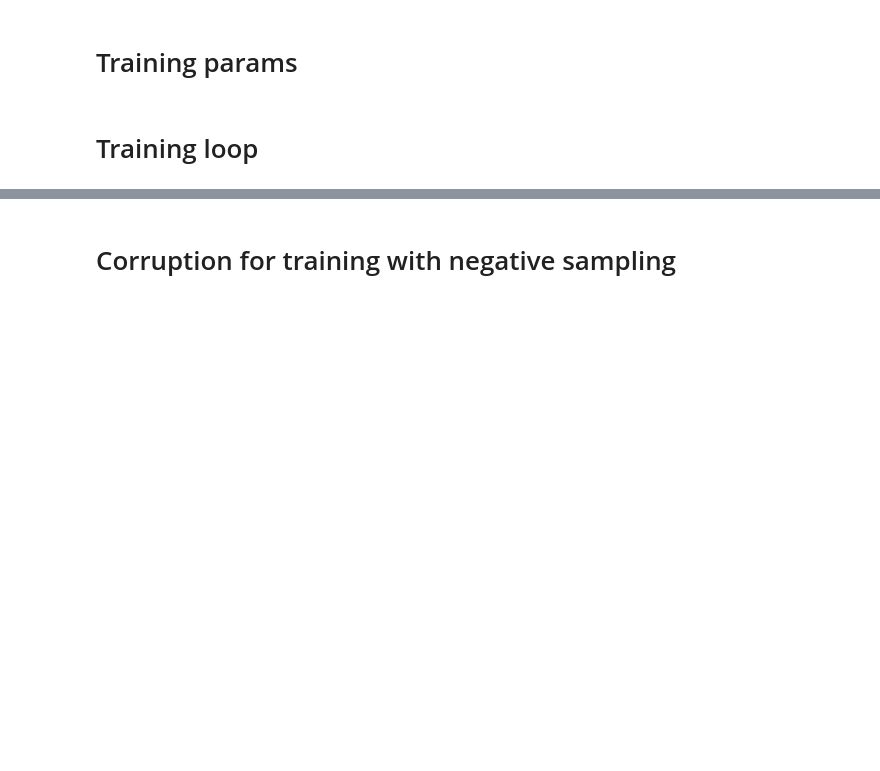
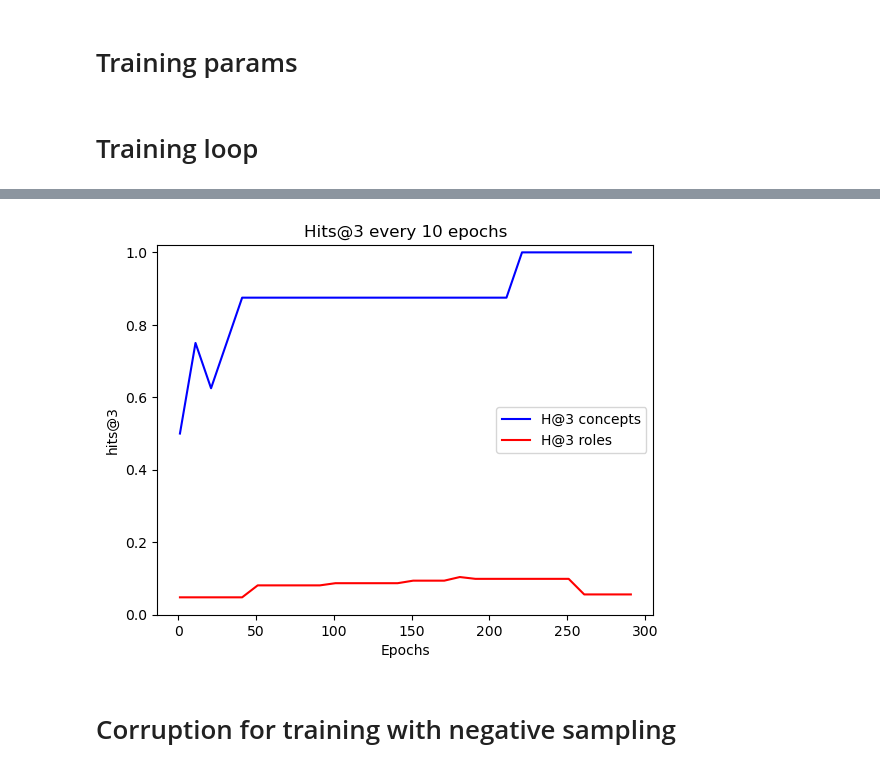
Before and after one commit to victorlacerdab/ELH-Implementation, a Jupyter notebook: main.ipynb, the cells around one changed output, grey strips where cells are left out. Drawn from its saved outputs; the diff is of its cells as text; code cells hidden in the pictures; blank space fills up the shorter version.

```diff
--- a/main.ipynb
+++ b/main.ipynb
@@ -1282,3 +1395,7 @@ plot_score_hak(test_hits_at_k_concept, test_hits_at_k_role, 0, EPOCHS, EVAL_FREQ
+# %%
+plot_score_hak(model_list[pos_list]['train_hits_at_k_concept'], model_list[pos_list]['train_hits_at_k_role'], TOPK, model_list[pos_list]['epochs'], model_list[pos_list]['eval_freq'])
+# %% [output]
+[figure, added]
 # %%
 dist = get_param_dists(model, concept_to_idx_vocab, role = False)
 dist
```
Also changed, not shown: parts of 18 cells of this notebook.
